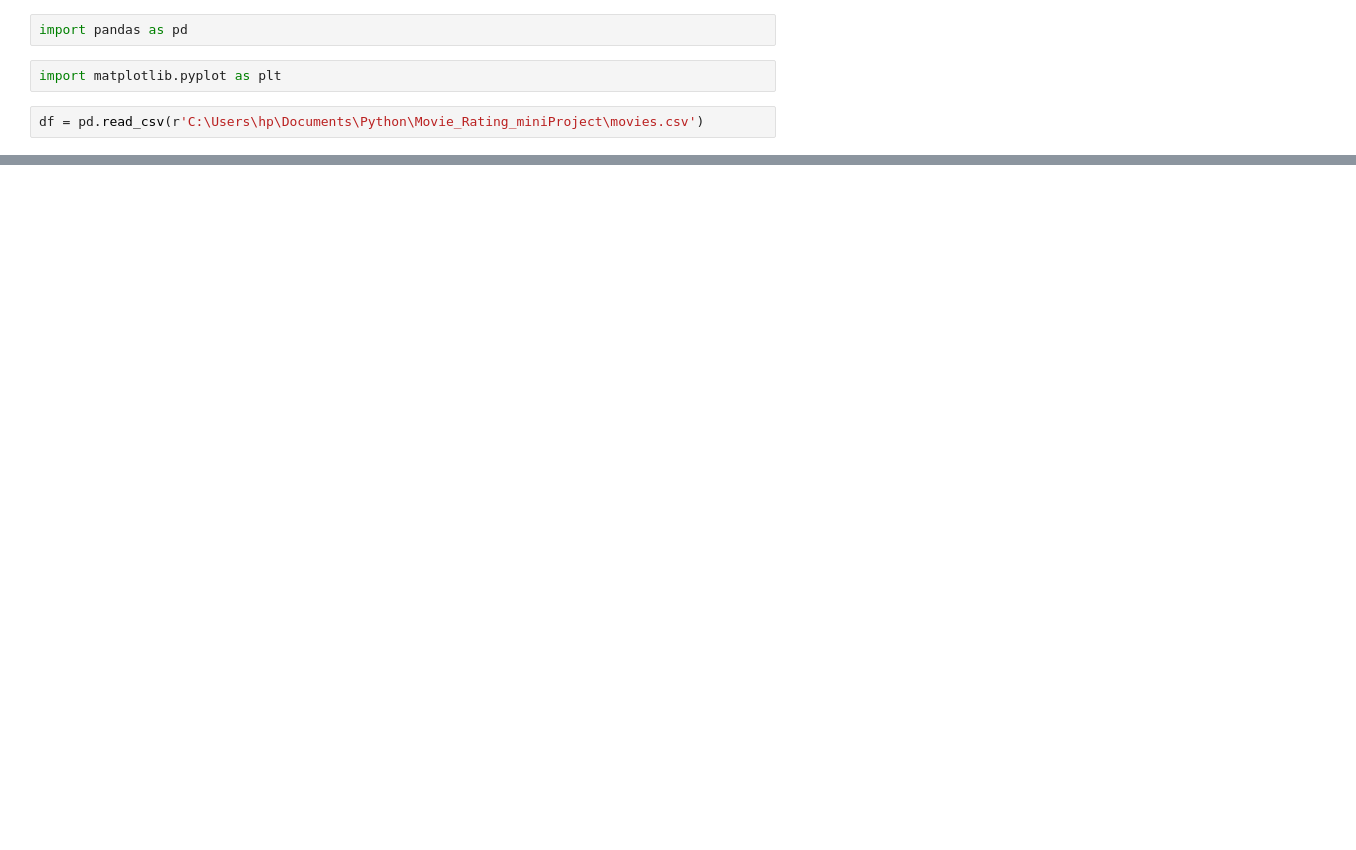
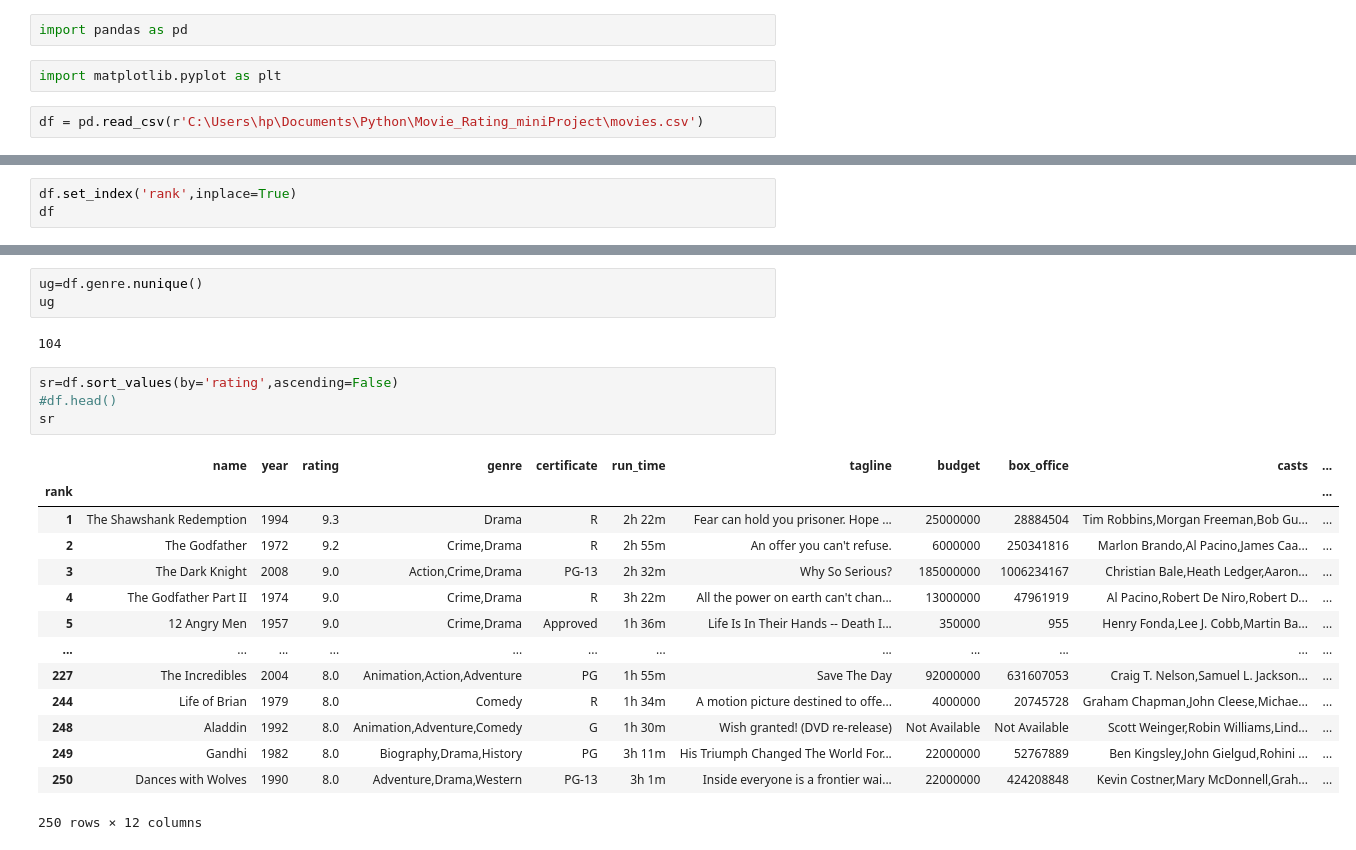
Before and after one commit to muskansonker/python-repository, a Jupyter notebook: Movie_Rating_miniProject/movie.ipynb, the cells around one changed output, grey strips where cells are left out. Drawn from its saved outputs; the diff is of its cells as text; blank space fills up the shorter version.

```diff
--- a/Movie_Rating_miniProject/movie.ipynb
+++ b/Movie_Rating_miniProject/movie.ipynb
@@ -31,0 +108,3 @@ NameError: name 'm' is not defined
+# %%
+df.set_index('rank',inplace=True)
+df
@@ -31,0 +131,24 @@ NameError: name 'm' is not defined
+# %%
+ug=df.genre.nunique()
+ug
+# %% [output]
+104
+# %%
+sr=df.sort_values(by='rating',ascending=False)
+#df.head()
+sr
+# %% [output]
+|  | name | year | rating | genre | certificate | run_time | tagline | budget | box_office | casts | ... |
+| rank |  |  |  |  |  |  |  |  |  |  | ... |
+| 1 | The Shawshank Redemption | 1994 | 9.3 | Drama | R | 2h 22m | Fear can hold you prisoner. Hope ... | 25000000 | 28884504 | Tim Robbins,Morgan Freeman,Bob Gu... | ... |
+| 2 | The Godfather | 1972 | 9.2 | Crime,Drama | R | 2h 55m | An offer you can't refuse. | 6000000 | 250341816 | Marlon Brando,Al Pacino,James Caa... | ... |
+| 3 | The Dark Knight | 2008 | 9.0 | Action,Crime,Drama | PG-13 | 2h 32m | Why So Serious? | 185000000 | 1006234167 | Christian Bale,Heath Ledger,Aaron... | ... |
+| 4 | The Godfather Part II | 1974 | 9.0 | Crime,Drama | R | 3h 22m | All the power on earth can't chan... | 13000000 | 47961919 | Al Pacino,Robert De Niro,Robert D... | ... |
+| 5 | 12 Angry Men | 1957 | 9.0 | Crime,Drama | Approved | 1h 36m | Life Is In Their Hands -- Death I... | 350000 | 955 | Henry Fonda,Lee J. Cobb,Martin Ba... | ... |
+| ... | ... | ... | ... | ... | ... | ... | ... | ... | ... | ... | ... |
+| 227 | The Incredibles | 2004 | 8.0 | Animation,Action,Adventure | PG | 1h 55m | Save The Day | 92000000 | 631607053 | Craig T. Nelson,Samuel L. Jackson... | ... |
+| 244 | Life of Brian | 1979 | 8.0 | Comedy | R | 1h 34m | A motion picture destined to offe... | 4000000 | 20745728 | Graham Chapman,John Cleese,Michae... | ... |
+| 248 | Aladdin | 1992 | 8.0 | Animation,Adventure,Comedy | G | 1h 30m | Wish granted! (DVD re-release) | Not Available | Not Available | Scott Weinger,Robin Williams,Lind... | ... |
+| 249 | Gandhi | 1982 | 8.0 | Biography,Drama,History | PG | 3h 11m | His Triumph Changed The World For... | 22000000 | 52767889 | Ben Kingsley,John Gielgud,Rohini ... | ... |
+| 250 | Dances with Wolves | 1990 | 8.0 | Adventure,Drama,Western | PG-13 | 3h 1m | Inside everyone is a frontier wai... | 22000000 | 424208848 | Kevin Costner,Mary McDonnell,Grah... | ... |
+250 rows × 12 columns
```
Also changed, not shown: parts of 13 cells of this notebook, 7 other files.
